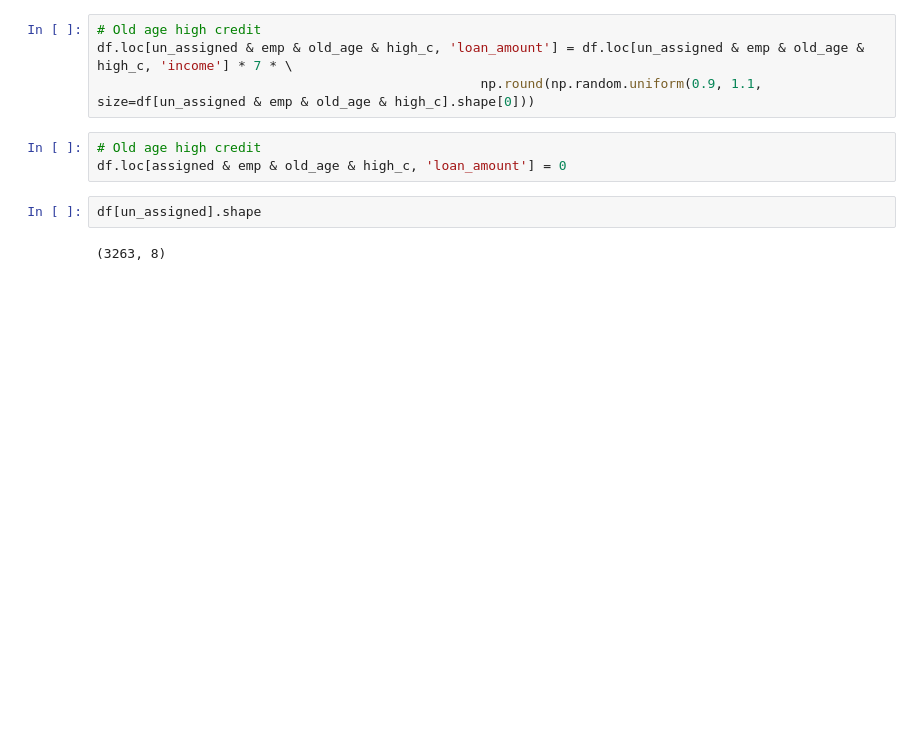
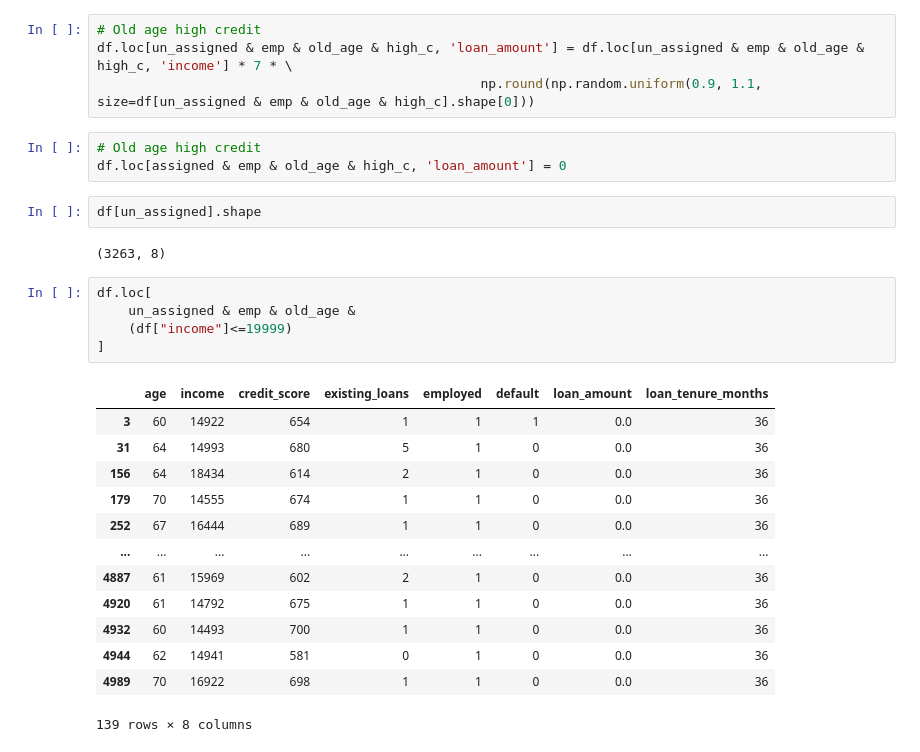
Before and after one commit to mdalishekh/DriftShield, a Jupyter notebook: data_clean3.ipynb, the cells around one changed output. Drawn from its saved outputs; the diff is of its cells as text; blank space fills up the shorter version.

```diff
--- a/data_clean3.ipynb
+++ b/data_clean3.ipynb
@@ -369,3 +369,22 @@ df.loc[assigned & emp & old_age & high_c, 'loan_amount'] = 0
 df[un_assigned].shape
 # %% [output]
 (3263, 8)
+# %%
+df.loc[
+    un_assigned & emp & old_age &
+    (df["income"]<=19999)
+]
+# %% [output]
+|  | age | income | credit_score | existing_loans | employed | default | loan_amount | loan_tenure_months |
+| 3 | 60 | 14922 | 654 | 1 | 1 | 1 | 0.0 | 36 |
+| 31 | 64 | 14993 | 680 | 5 | 1 | 0 | 0.0 | 36 |
+| 156 | 64 | 18434 | 614 | 2 | 1 | 0 | 0.0 | 36 |
+| 179 | 70 | 14555 | 674 | 1 | 1 | 0 | 0.0 | 36 |
+| 252 | 67 | 16444 | 689 | 1 | 1 | 0 | 0.0 | 36 |
+| ... | ... | ... | ... | ... | ... | ... | ... | ... |
+| 4887 | 61 | 15969 | 602 | 2 | 1 | 0 | 0.0 | 36 |
+| 4920 | 61 | 14792 | 675 | 1 | 1 | 0 | 0.0 | 36 |
+| 4932 | 60 | 14493 | 700 | 1 | 1 | 0 | 0.0 | 36 |
+| 4944 | 62 | 14941 | 581 | 0 | 1 | 0 | 0.0 | 36 |
+| 4989 | 70 | 16922 | 698 | 1 | 1 | 0 | 0.0 | 36 |
+139 rows × 8 columns
```
Also changed, not shown: parts of 7 cells of this notebook.
